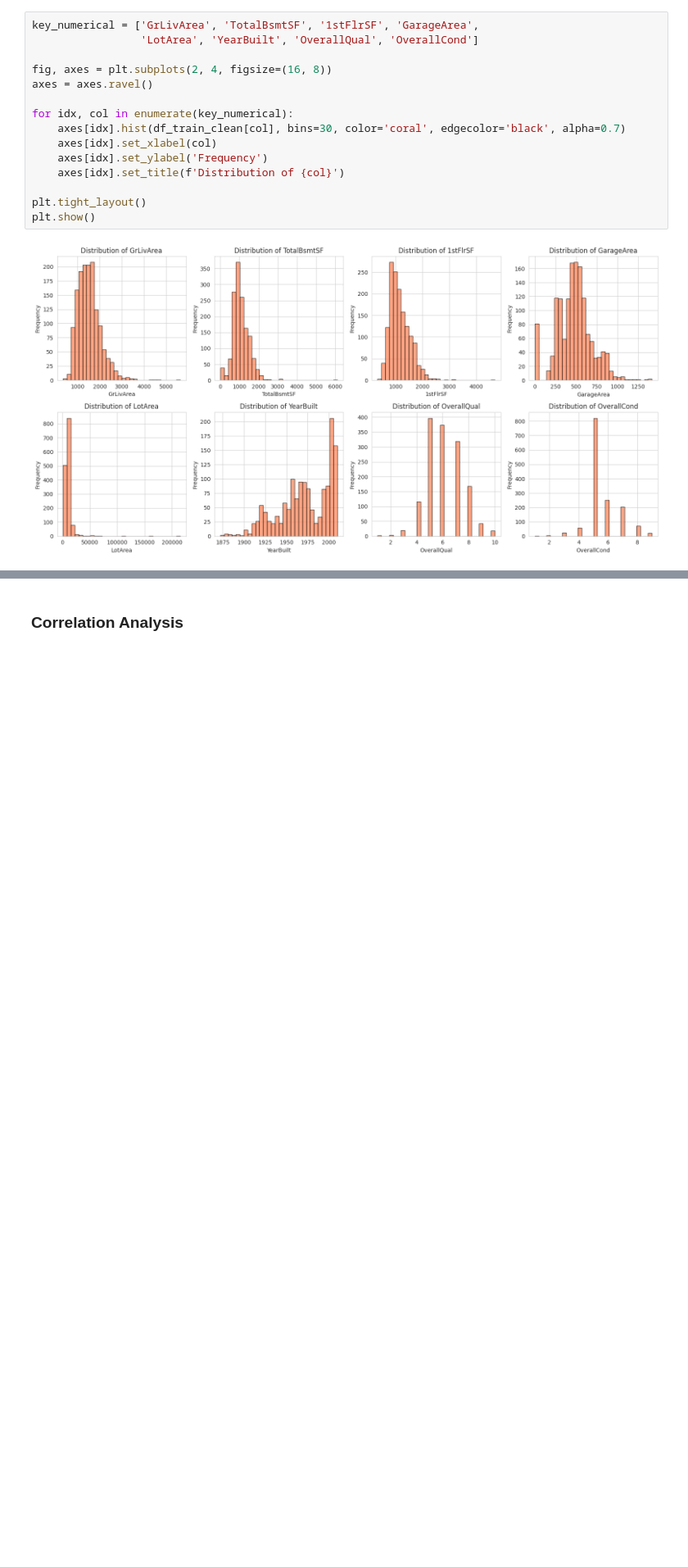
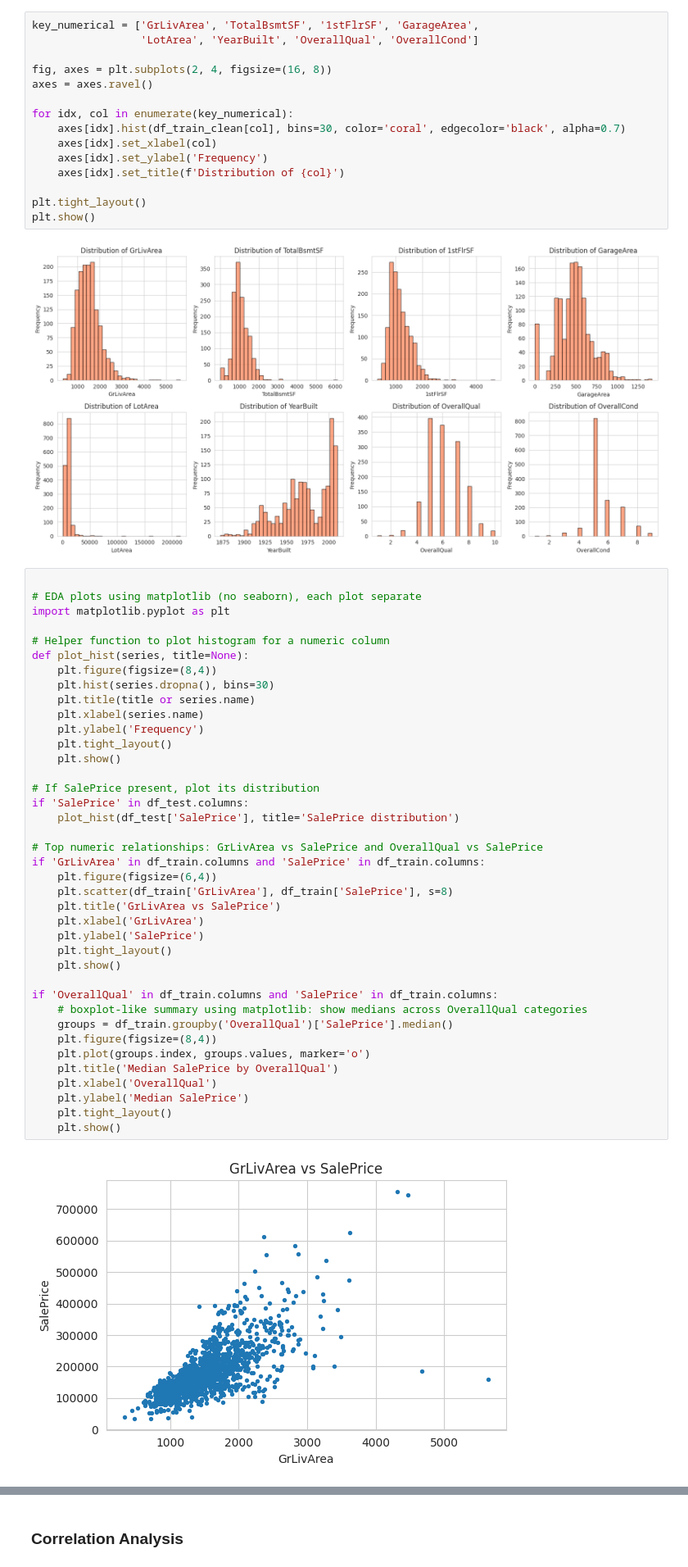
Before and after one commit to Simacoder/ml_assessment, a Jupyter notebook: house_price_data_analysis.ipynb, the cells around one changed output, grey strips where cells are left out. Shown at 82% size. Cells and saved outputs as stored; diff of their text form; blank space fills up the shorter version.

```diff
--- a/house_price_data_analysis.ipynb
+++ b/house_price_data_analysis.ipynb
@@ -414,3 +414,44 @@ plt.tight_layout()
 plt.show()
 # %% [output]
 [figure]
+# %%
+
+# EDA plots using matplotlib (no seaborn), each plot separate
+import matplotlib.pyplot as plt
+
+# Helper function to plot histogram for a numeric column
+def plot_hist(series, title=None):
+    plt.figure(figsize=(8,4))
+    plt.hist(series.dropna(), bins=30)
+    plt.title(title or series.name)
+    plt.xlabel(series.name)
+    plt.ylabel('Frequency')
+    plt.tight_layout()
+    plt.show()
+
+# If SalePrice present, plot its distribution
+if 'SalePrice' in df_test.columns:
+    plot_hist(df_test['SalePrice'], title='SalePrice distribution')
+
+# Top numeric relationships: GrLivArea vs SalePrice and OverallQual vs SalePrice
+if 'GrLivArea' in df_train.columns and 'SalePrice' in df_train.columns:
+    plt.figure(figsize=(6,4))
+    plt.scatter(df_train['GrLivArea'], df_train['SalePrice'], s=8)
+    plt.title('GrLivArea vs SalePrice')
+    plt.xlabel('GrLivArea')
+    plt.ylabel('SalePrice')
+    plt.tight_layout()
+    plt.show()
+
+if 'OverallQual' in df_train.columns and 'SalePrice' in df_train.columns:
+    # boxplot-like summary using matplotlib: show medians across OverallQual categories
+    groups = df_train.groupby('OverallQual')['SalePrice'].median()
+    plt.figure(figsize=(8,4))
+    plt.plot(groups.index, groups.values, marker='o')
+    plt.title('Median SalePrice by OverallQual')
+    plt.xlabel('OverallQual')
+    plt.ylabel('Median SalePrice')
+    plt.tight_layout()
+    plt.show()
+# %% [output]
+[figure, added]
```
Also changed, not shown: parts of 1 cell of this notebook.
